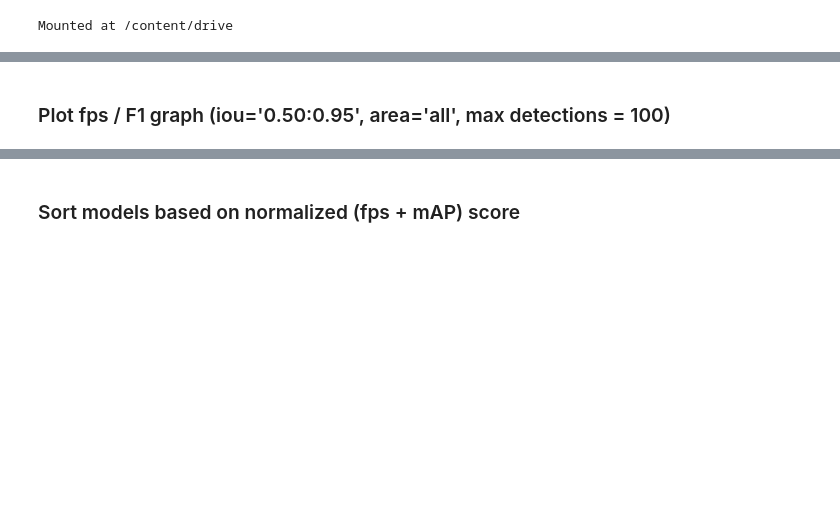
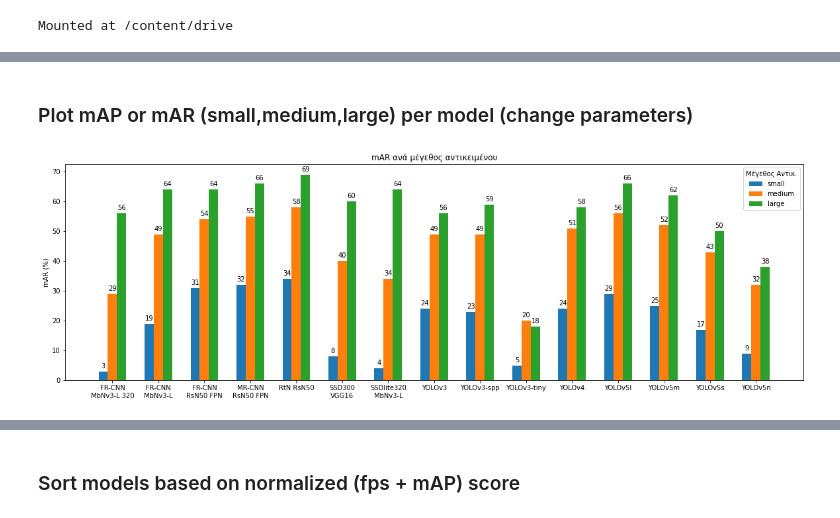
Before and after one commit to joangog/object-detection, a Jupyter notebook: analysis.ipynb, the cells around one changed output, grey strips where cells are left out. Saved outputs shown, nothing was run; the diff lists cells and outputs as text; code cells hidden in the pictures; blank space fills up the shorter version.

```diff
--- a/analysis.ipynb
+++ b/analysis.ipynb
@@ -195,2 +432,44 @@ plt.show()
-# %% [markdown]
-### Plot fps / F1 graph (iou='0.50:0.95', area='all', max detections = 100)
+# %% [markdown]
+### Plot  mAP or mAR (small,medium,large) per model (change parameters)
+# %%
+# Parameters
+metric_name = 'avg_recall'  # avg_precision or avg_recall
+
+# Bar chart settings
+x = np.arange(len(models))  # the label locations
+width = 0.2  # the width of the bars
+
+# Plot bar chart
+
+fig, ax = plt.subplots()
+fig.set_size_inches(20,6)
+
+if metric_name == 'avg_precision':
+  metric_name_short = 'mAP'
+  metric_small = mAP_small
+  metric_medium = mAP_medium
+  metric_large = mAP_large
+elif metric_name == 'avg_recall':
+  metric_name_short = 'mAR'
+  metric_small = mAR_small
+  metric_medium = mAR_medium
+  metric_large = mAR_large
+
+small_bar = ax.bar(x - width, to_percent(metric_small), width, label='small')
+medium_bar = ax.bar(x, to_percent(metric_medium), width, label='medium')
+large_bar = ax.bar(x + width, to_percent(metric_large), width, label='large')
+
+ax.set_ylabel(f'{metric_name_short} (%)')
+ax.set_title(f'{metric_name_short} ανά μέγεθος αντικειμένου')
+ax.set_xticks(x)
+ax.set_xticklabels([tw.fill(model_name, width=11) for model_name in models_short])
+ax.legend(title='Μέγεθος Αντικ.')
+
+ax.bar_label(small_bar, padding=3)
+ax.bar_label(medium_bar, padding=3)
+ax.bar_label(large_bar, padding=3)
+
+
+plt.show()
+# %% [output]
+[figure, added]
```
Also changed, not shown: parts of 35 cells of this notebook.
